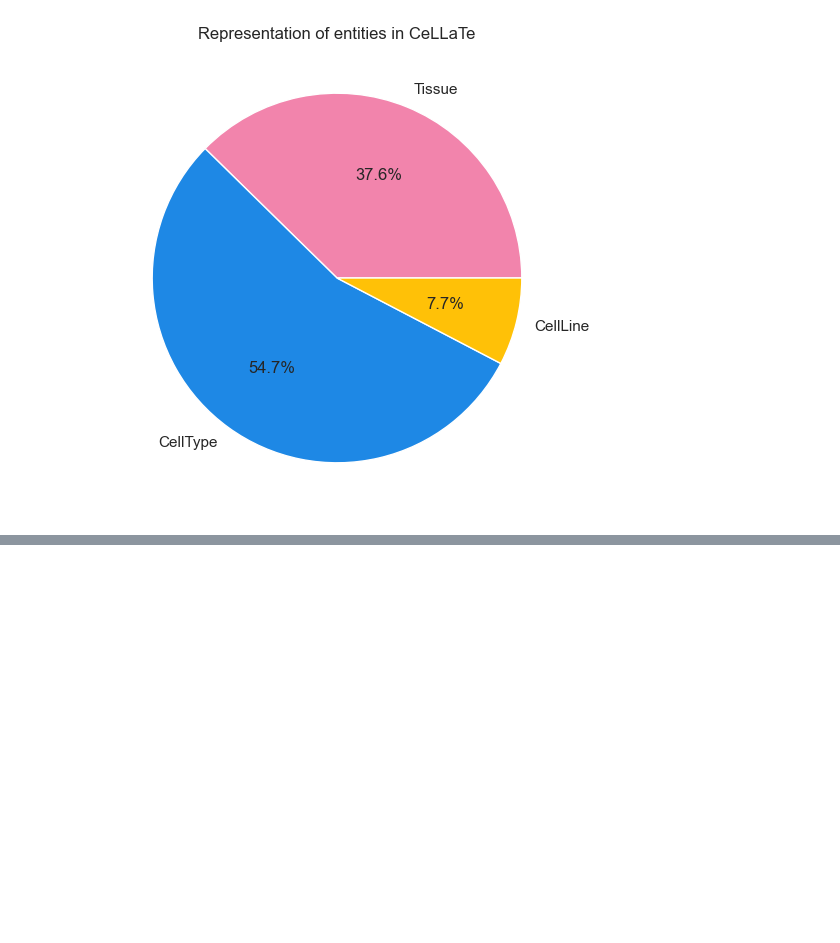
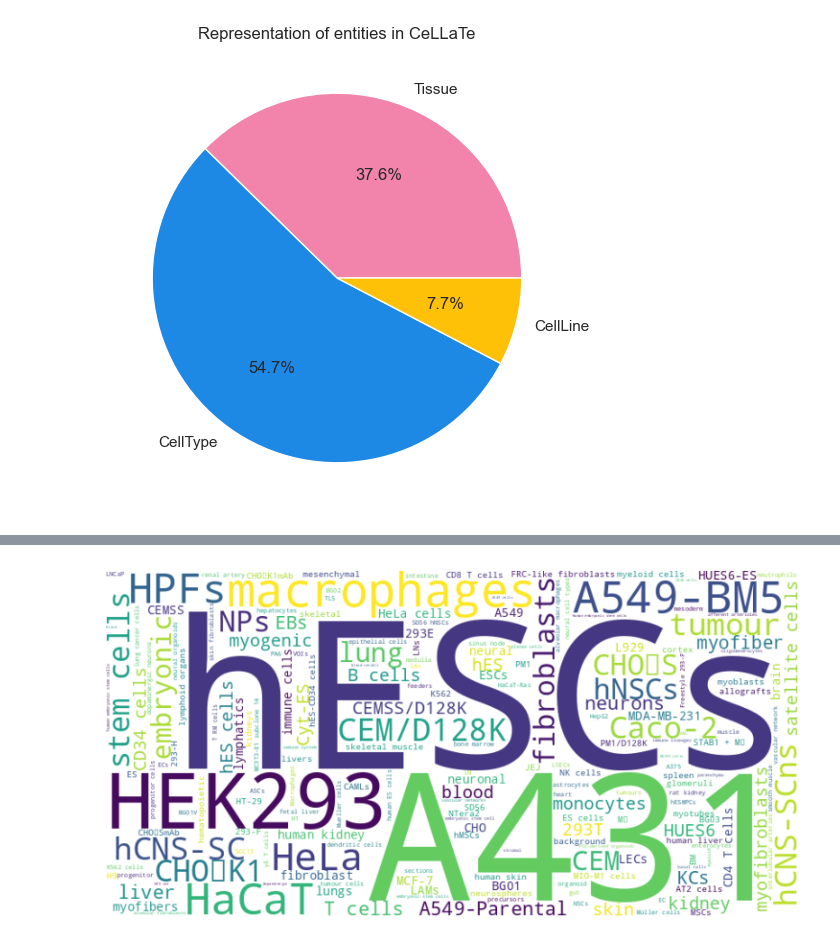
Before and after one commit to EuropePMC/OTAR3088, a Jupyter notebook: Data_mining/CeLLaTe/data_stat_figs.ipynb, the cells around one changed output, grey strips where cells are left out. Cells and saved outputs as stored; diff of their text form; code cells hidden in the pictures; blank space fills up the shorter version.

```diff
--- a/Data_mining/CeLLaTe/data_stat_figs.ipynb
+++ b/Data_mining/CeLLaTe/data_stat_figs.ipynb
@@ -471,0 +582,4 @@ show(p)
+# %%
+from datasets import load_dataset
+dataset = load_dataset("OTAR3088/CeLLaTe_V2.0_no_vague")
+dataset
@@ -471,0 +601,34 @@ show(p)
+# %%
+from typing import List
+from collections import Counter
+
+t = dataset['train'].to_pandas()
+tt = dataset['test'].to_pandas()
+v = dataset['validation'].to_pandas()
+
+def grab_mentions(e: List):
+    # return [i['text'].lower() for i in e]
+    return [i['text'] for i in e]
+
+master_list = []
+for df in [t, tt, v]:
+    df['mentions'] = df['entities'].apply(grab_mentions)
+    mentions = df['mentions'].to_list()
+    all_mentions = []
+    for sub in mentions:
+        all_mentions.extend(sub)
+    master_list.extend(all_mentions)
+master_count = word_could_dict = Counter(master_list)
+# %%
+from wordcloud import WordCloud
+import matplotlib.pyplot as plt
+
+wordcloud = WordCloud(width=800, height=400, background_color="white").generate_from_frequencies(master_count)
+plt.figure(figsize=(10, 5))
+plt.imshow(wordcloud, interpolation="bilinear")
+plt.axis("off")  # Hide the axes
+# plt.savefig("./plots/no_vague_cloud.svg", format="svg")
+# plt.savefig("./plots/no_vague_cloud.png", format="png")
+plt.show()
+# %% [output]
+[figure, added]
```
Also changed, not shown: parts of 18 cells of this notebook.
